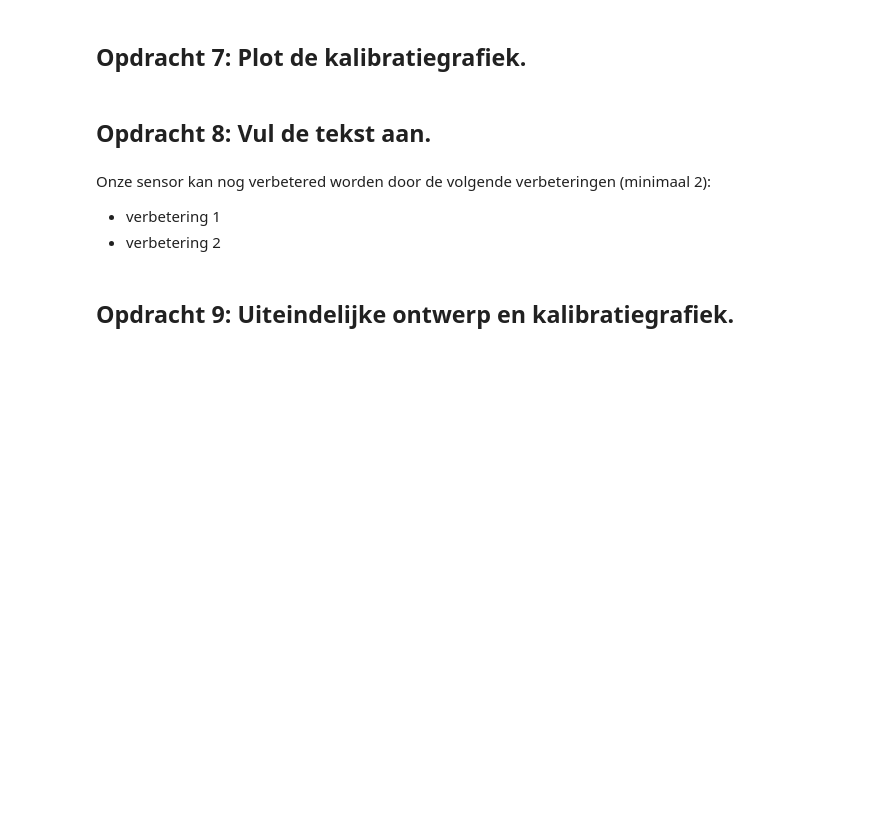
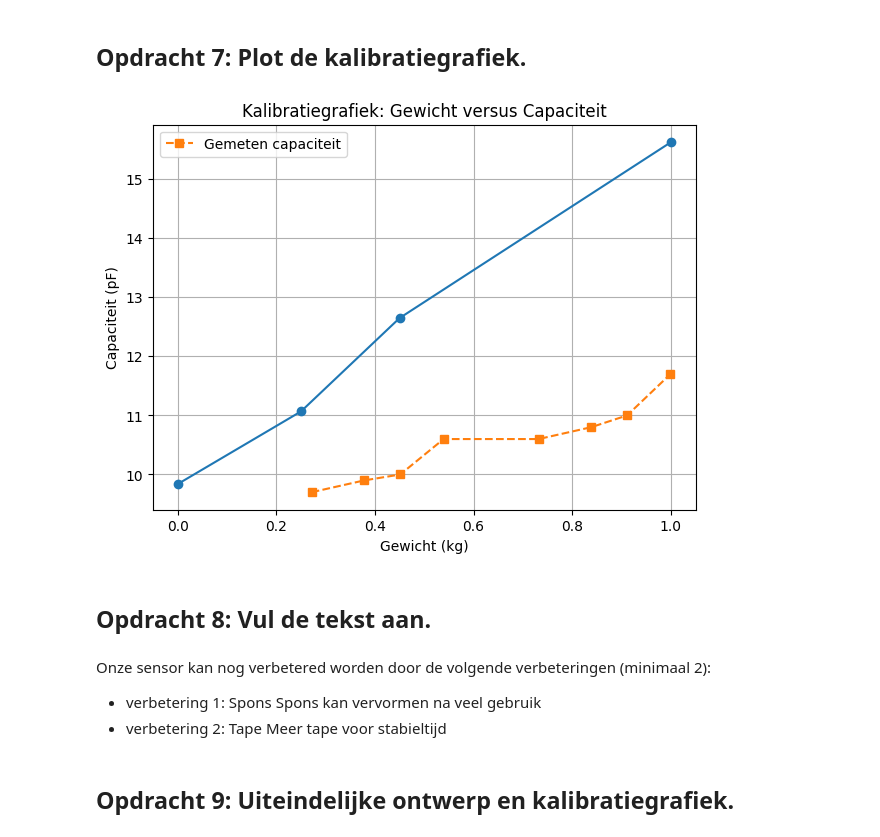
Before and after one commit to Nina925/opdrachten-DEF-D, a Jupyter notebook: FysiekeOntwerpopdrachten/2OntwerpEenSensorCondensator/DEFOntwerpopdracht2OntwerpEenSensorInvulTemplate.ipynb, the cells around one changed output. Cells and saved outputs as stored; diff of their text form; code cells hidden in the pictures; blank space fills up the shorter version.

```diff
--- a/FysiekeOntwerpopdrachten/2OntwerpEenSensorCondensator/DEFOntwerpopdracht2OntwerpEenSensorInvulTemplate.ipynb
+++ b/FysiekeOntwerpopdrachten/2OntwerpEenSensorCondensator/DEFOntwerpopdracht2OntwerpEenSensorInvulTemplate.ipynb
@@ -104,10 +118,37 @@ Pas deze tekst aan: Wij gaan een sensor maken die gewicht meet.
+# %%
+# Plot hier je gemeten kalibratiegrafiek en plot in dezelfde figuur ook je verwachte ontwerpgrafiek.
+# Gemeten Arduino data (omgezet naar kg)
+gewicht1 = np.array([539.2,999.2,451.2,911.2,378.2,838.2,271.7,731.7]) * 1e-3  # kg
+capaciteit1 = np.array([10.6,11.7,10.0,11.0,9.9,10.8,9.7,10.6])                 # pF
+
+# Sorteer gemeten data op gewicht
+sort_index = np.argsort(gewicht1)
+gewicht1_sorted = gewicht1[sort_index]
+capaciteit1_sorted = capaciteit1[sort_index]
+
+
+# Plot
+plt.figure(figsize=(7,5))
+plt.plot(gewicht,C2, marker = 'o', linestyle='-')
+plt.plot(gewicht1_sorted, capaciteit1_sorted, marker='s', linestyle='--', label='Gemeten capaciteit')
+
+# Labels, titel en legend
+plt.xlabel('Gewicht (kg)')
+plt.ylabel('Capaciteit (pF)')
+plt.title('Kalibratiegrafiek: Gewicht versus Capaciteit')
+plt.legend()
+plt.grid(True)
+# %% [output]
+[figure, added]
 # %% [markdown]
 ## Opdracht 8: Vul de tekst aan.
 # %% [markdown]
 Onze sensor kan nog verbetered worden door de volgende verbeteringen (minimaal 2):
 
-* verbetering 1
-* verbetering 2
+* verbetering 1: Spons
+Spons kan vervormen na veel gebruik
+* verbetering 2: Tape
+Meer tape voor stabieltijd
 # %% [markdown]
 ## Opdracht 9: Uiteindelijke ontwerp en kalibratiegrafiek.
 # %% [markdown]
```
Also changed, not shown: parts of 25 cells of this notebook, 9 other files.
